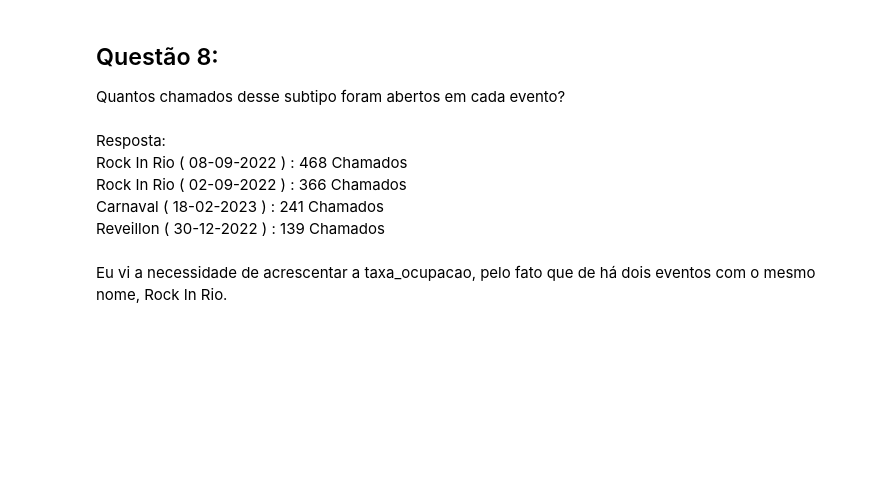
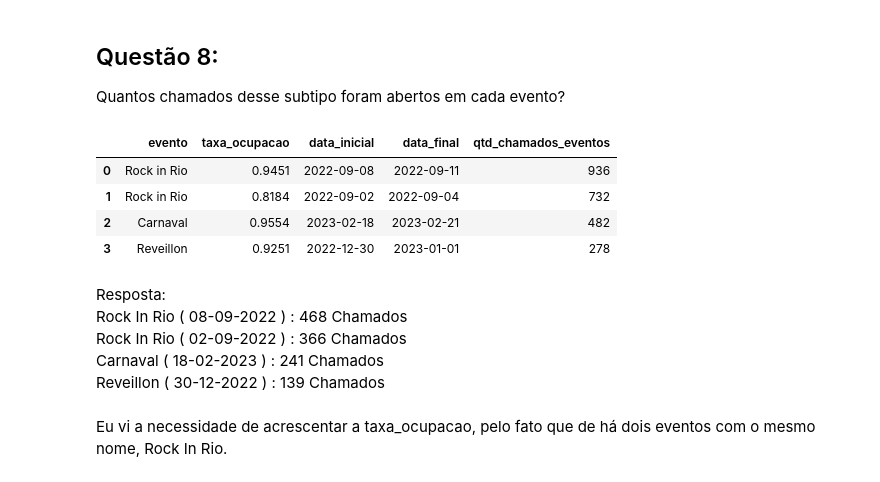
Before and after one commit to felipsants/emd-desafio-junior-data-scientist, a Jupyter notebook: PYTHON/analise_python.ipynb, the cells around one changed output. Cells and saved outputs as stored; diff of their text form; code cells hidden in the pictures; blank space fills up the shorter version.

```diff
--- a/PYTHON/analise_python.ipynb
+++ b/PYTHON/analise_python.ipynb
@@ -152,16 +217,22 @@ Quantos chamados desse subtipo foram abertos em cada evento?
 # %%
 q8 = """
 SELECT c.evento, c.taxa_ocupacao,c.data_inicial, c.data_final, COUNT(*) AS qtd_chamados_eventos
 FROM datario.adm_central_atendimento_1746.chamado b
 JOIN datario.turismo_fluxo_visitantes.rede_hoteleira_ocupacao_eventos c
 ON DATE(b.data_inicio) BETWEEN DATE(c.data_inicial) AND DATE(c.data_final)
 WHERE b.subtipo = 'Perturbação do sossego'
   AND c.taxa_ocupacao IN (0.9554, 0.9251, 0.9451, 0.8184)
 GROUP BY c.evento, c.taxa_ocupacao,c.data_inicial, c.data_final
 ORDER BY qtd_chamados_eventos DESC
 """
-que8 = bd.read_sql(q8, billing_project_id="sinuous-gist-433018-f3")
+que8 = bd.read_sql(q8, billing_project_id=project_id)
 que8.head()
+# %% [output]
+|  | evento | taxa_ocupacao | data_inicial | data_final | qtd_chamados_eventos |
+| 0 | Rock in Rio | 0.9451 | 2022-09-08 | 2022-09-11 | 936 |
+| 1 | Rock in Rio | 0.8184 | 2022-09-02 | 2022-09-04 | 732 |
+| 2 | Carnaval | 0.9554 | 2023-02-18 | 2023-02-21 | 482 |
+| 3 | Reveillon | 0.9251 | 2022-12-30 | 2023-01-01 | 278 |
 # %% [markdown]
 Resposta:<br>
         Rock In Rio ( 08-09-2022 ) : 468 Chamados<br>
```
Also changed, not shown: parts of 13 cells of this notebook.
